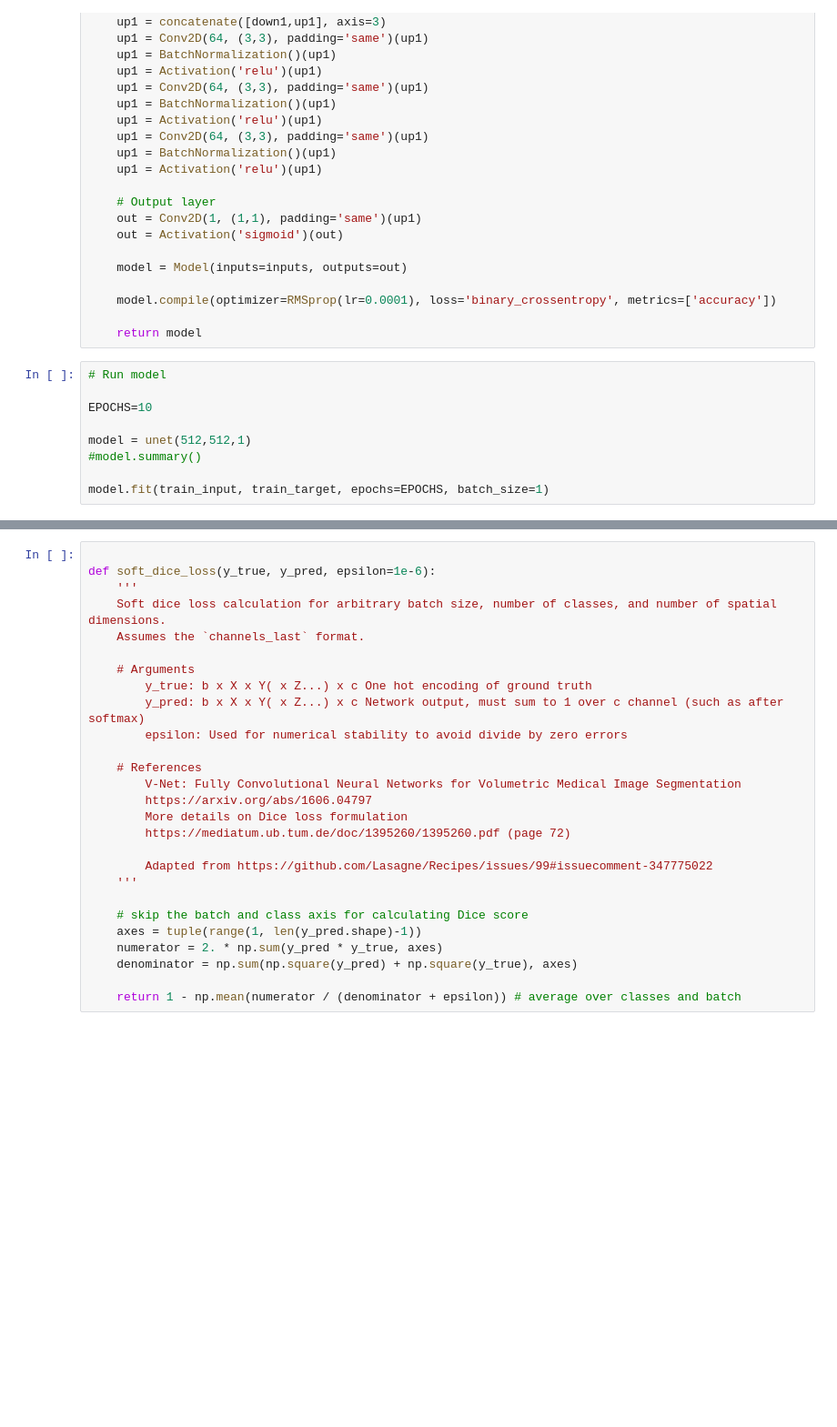
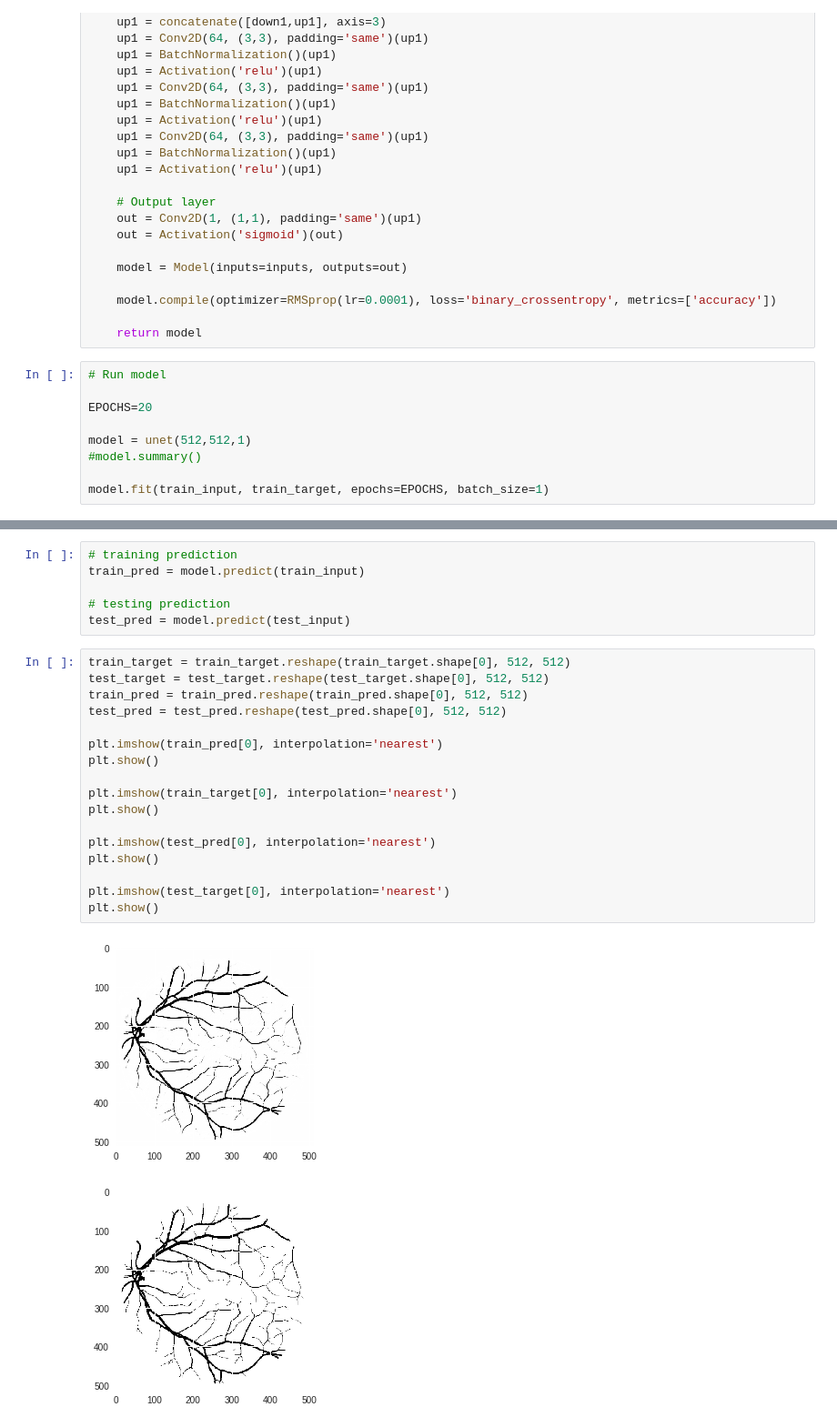
Before and after one commit to eliasingi12/DEEP_U-net_Project, a Jupyter notebook: DEEP_run_test_with_greyscale.ipynb, the cells around one changed output, grey strips where cells are left out. Shown at 91% size. Saved outputs shown, nothing was run; the diff lists cells and outputs as text; blank space fills up the shorter version.

```diff
--- a/DEEP_run_test_with_greyscale.ipynb
+++ b/DEEP_run_test_with_greyscale.ipynb
@@ -283,7 +283,7 @@ def unet(height,width,n_ch):
 # %%
 # Run model
 
-EPOCHS=10
+EPOCHS=20
 
 model = unet(512,512,1)
 #model.summary()
@@ -395,27 +349,26 @@ plt.show()
-# %%
-
-def soft_dice_loss(y_true, y_pred, epsilon=1e-6):
-    '''
-    Soft dice loss calculation for arbitrary batch size, number of classes, and number of spatial dimensions.
-    Assumes the `channels_last` format.
-
-    # Arguments
-        y_true: b x X x Y( x Z...) x c One hot encoding of ground truth
-        y_pred: b x X x Y( x Z...) x c Network output, must sum to 1 over c channel (such as after softmax)
-        epsilon: Used for numerical stability to avoid divide by zero errors
-
-    # References
-        V-Net: Fully Convolutional Neural Networks for Volumetric Medical Image Segmentation
-        https://arxiv.org/abs/1606.04797
-        More details on Dice loss formulation
-        https://mediatum.ub.tum.de/doc/1395260/1395260.pdf (page 72)
-
-        Adapted from https://github.com/Lasagne/Recipes/issues/99#issuecomment-347775022
-    '''
-
-    # skip the batch and class axis for calculating Dice score
-    axes = tuple(range(1, len(y_pred.shape)-1))
-    numerator = 2. * np.sum(y_pred * y_true, axes)
-    denominator = np.sum(np.square(y_pred) + np.square(y_true), axes)
-
-    return 1 - np.mean(numerator / (denominator + epsilon)) # average over classes and batch
+# %%
+# training prediction
+train_pred = model.predict(train_input)
+
+# testing prediction
+test_pred = model.predict(test_input)
+# %%
+train_target = train_target.reshape(train_target.shape[0], 512, 512)
+test_target = test_target.reshape(test_target.shape[0], 512, 512)
+train_pred = train_pred.reshape(train_pred.shape[0], 512, 512)
+test_pred = test_pred.reshape(test_pred.shape[0], 512, 512)
+
+plt.imshow(train_pred[0], interpolation='nearest')
+plt.show()
+
+plt.imshow(train_target[0], interpolation='nearest')
+plt.show()
+
+plt.imshow(test_pred[0], interpolation='nearest')
+plt.show()
+
+plt.imshow(test_target[0], interpolation='nearest')
+plt.show()
+# %% [output]
+[figure, added]
+[figure, added]
```
Also changed, not shown: parts of 7 cells of this notebook.
